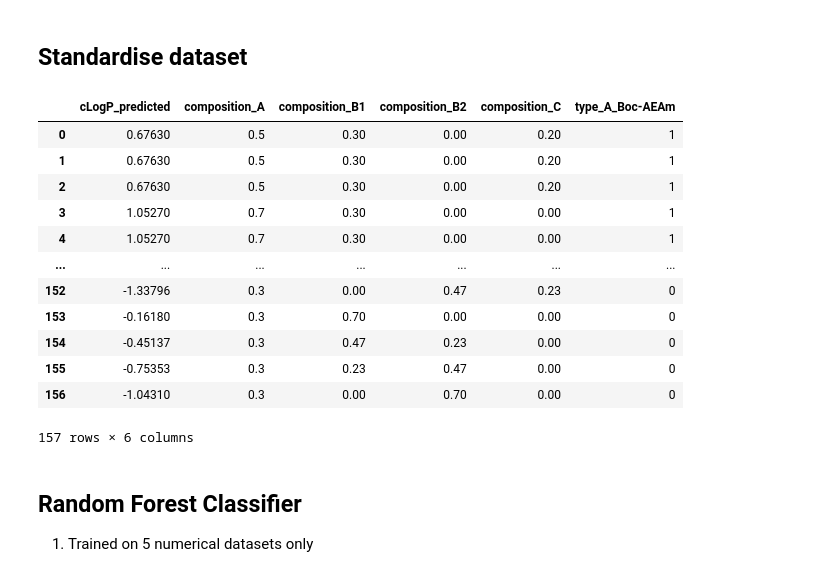
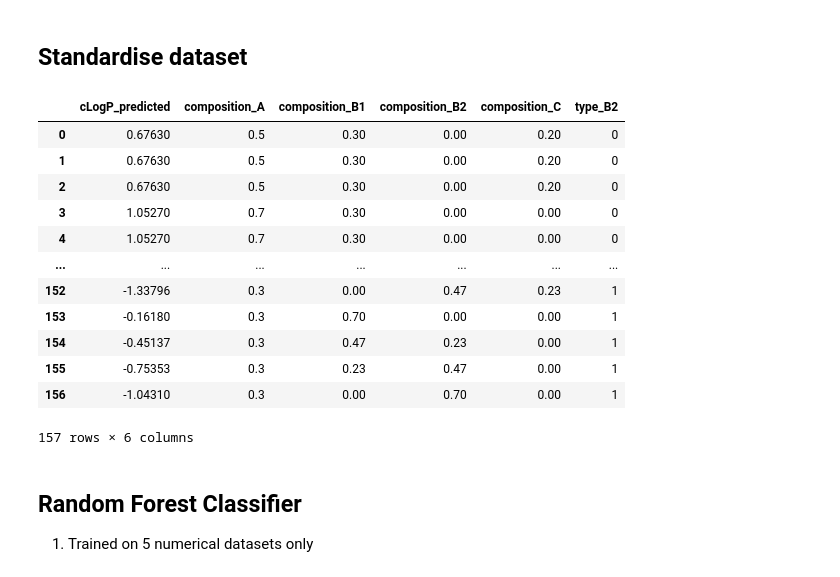
Before and after one commit to YimengJin/Thesis_Yimeng, a Jupyter notebook: Polymer BO.ipynb, the cells around one changed output. Drawn from its saved outputs; the diff is of its cells as text; code cells hidden in the pictures.

```diff
--- a/Polymer BO.ipynb
+++ b/Polymer BO.ipynb
@@ -81,0 +99,7 @@ data = data.drop(columns = ['MIC_PAO1_PA'])
+# %%
+data['type_A'] = data['type_A'].apply(lambda x:0 if x == 'Boc-AEAm' else 1 if x == 'DMAEA' else 2)
+data['type_B1'] = data['type_B1'].apply(lambda x:0 if x == 'PEAm' else 1)
+data['type_B2'] = data['type_B2'].apply(lambda x:0 if x == 'None' else 1)
+data['type_C'] = data['type_C'].apply(lambda x:0 if x == 'HEAm' else 1 if x == 'None' else 2 if
+                                      x =='PEGA' else 3)
+data
@@ -111,23 +135,23 @@ X = data_with_dummies.drop(columns = ['Category'])
 # X_train = pd.DataFrame(X, columns = X.columns, index = X.index.values.tolist())
 # X_train
 # %%
-X_train = data_with_dummies[["cLogP_predicted","composition_A", "composition_B1",  "composition_B2", "composition_C", "type_A_Boc-AEAm"]]
+X_train = data[["cLogP_predicted","composition_A", "composition_B1",  "composition_B2", "composition_C", "type_B2"]]
 # Change X_train_RF here if input space is enlarged in later stages
 # Only one type A needed.
 X_train
 # %% [output]
-|  | cLogP_predicted | composition_A | composition_B1 | composition_B2 | composition_C | type_A_Boc-AEAm |
-| 0 | 0.67630 | 0.5 | 0.30 | 0.00 | 0.20 | 1 |
-| 1 | 0.67630 | 0.5 | 0.30 | 0.00 | 0.20 | 1 |
-| 2 | 0.67630 | 0.5 | 0.30 | 0.00 | 0.20 | 1 |
-| 3 | 1.05270 | 0.7 | 0.30 | 0.00 | 0.00 | 1 |
-| 4 | 1.05270 | 0.7 | 0.30 | 0.00 | 0.00 | 1 |
+|  | cLogP_predicted | composition_A | composition_B1 | composition_B2 | composition_C | type_B2 |
+| 0 | 0.67630 | 0.5 | 0.30 | 0.00 | 0.20 | 0 |
+| 1 | 0.67630 | 0.5 | 0.30 | 0.00 | 0.20 | 0 |
+| 2 | 0.67630 | 0.5 | 0.30 | 0.00 | 0.20 | 0 |
+| 3 | 1.05270 | 0.7 | 0.30 | 0.00 | 0.00 | 0 |
+| 4 | 1.05270 | 0.7 | 0.30 | 0.00 | 0.00 | 0 |
 | ... | ... | ... | ... | ... | ... | ... |
-| 152 | -1.33796 | 0.3 | 0.00 | 0.47 | 0.23 | 0 |
-| 153 | -0.16180 | 0.3 | 0.70 | 0.00 | 0.00 | 0 |
-| 154 | -0.45137 | 0.3 | 0.47 | 0.23 | 0.00 | 0 |
-| 155 | -0.75353 | 0.3 | 0.23 | 0.47 | 0.00 | 0 |
-| 156 | -1.04310 | 0.3 | 0.00 | 0.70 | 0.00 | 0 |
+| 152 | -1.33796 | 0.3 | 0.00 | 0.47 | 0.23 | 1 |
+| 153 | -0.16180 | 0.3 | 0.70 | 0.00 | 0.00 | 1 |
+| 154 | -0.45137 | 0.3 | 0.47 | 0.23 | 0.00 | 1 |
+| 155 | -0.75353 | 0.3 | 0.23 | 0.47 | 0.00 | 1 |
+| 156 | -1.04310 | 0.3 | 0.00 | 0.70 | 0.00 | 1 |
 157 rows × 6 columns
 # %% [markdown]
 ## Random Forest Classifier
```
Also changed, not shown: parts of 19 cells of this notebook, 2 other files.
